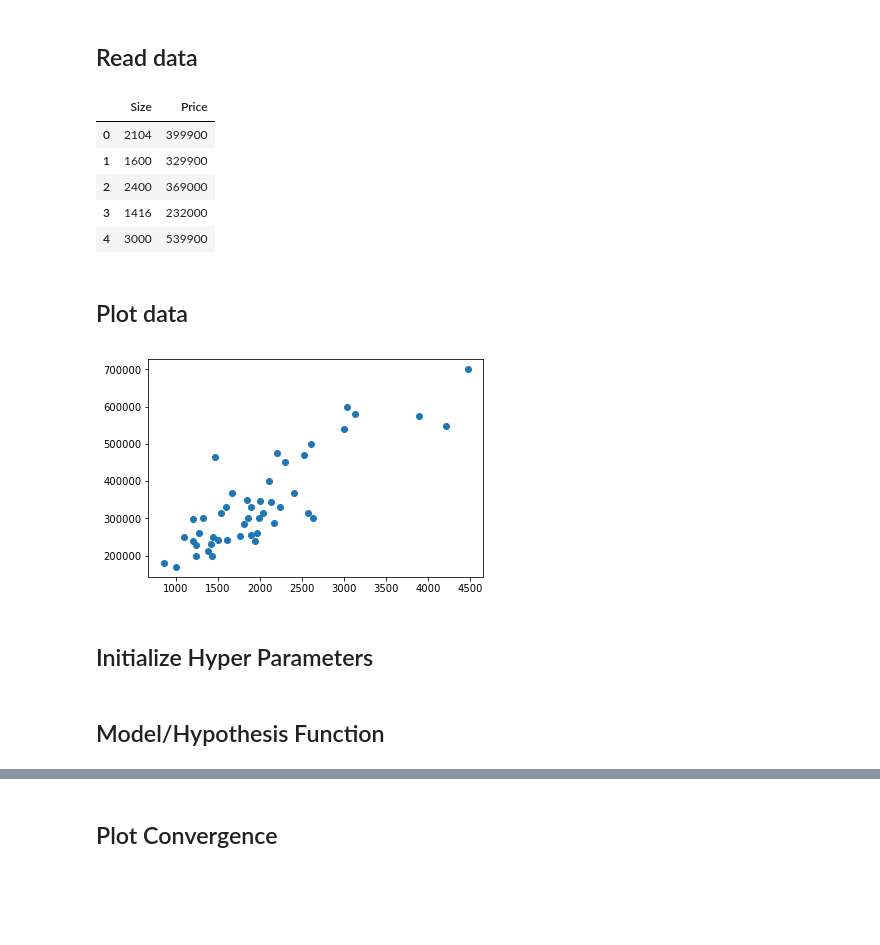
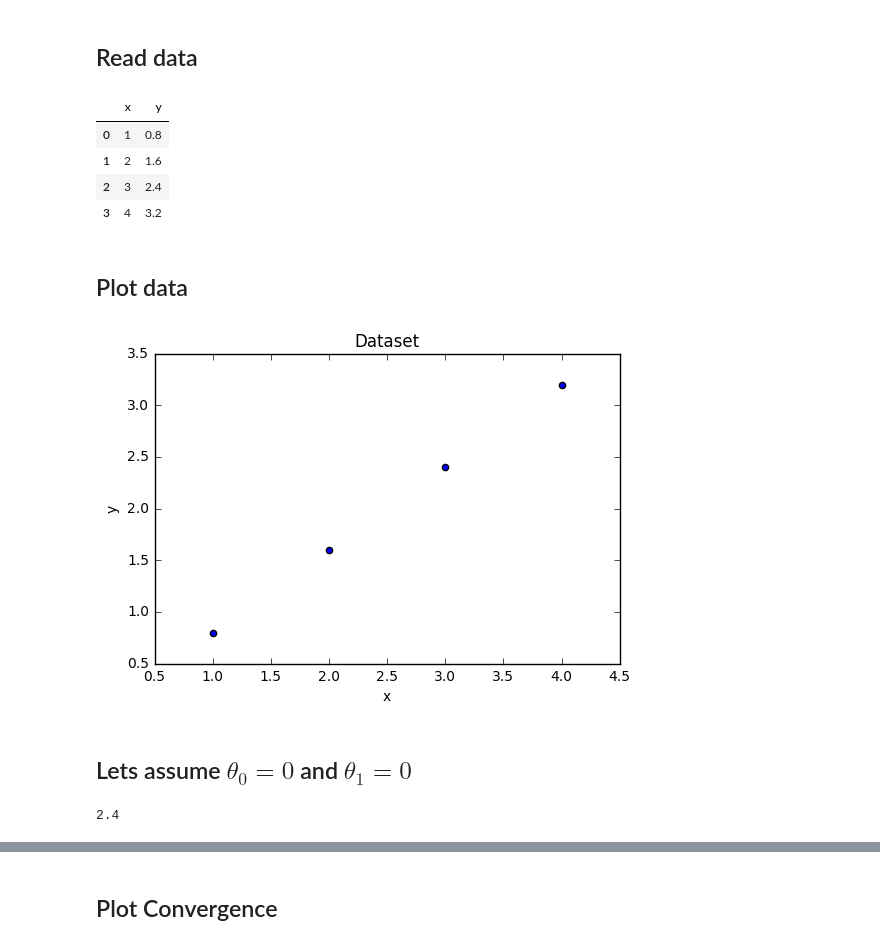
Before and after one commit to Mickael-Galliez/ml17s, a Jupyter notebook: lectures/lec04-multinomial-regression.ipynb, the cells around one changed output, grey strips where cells are left out. Saved outputs shown, nothing was run; the diff lists cells and outputs as text; code cells hidden in the pictures; blank space fills up the shorter version.

```diff
--- a/lectures/lec04-multinomial-regression.ipynb
+++ b/lectures/lec04-multinomial-regression.ipynb
@@ -116,32 +126,30 @@ from sklearn import linear_model
 import matplotlib.pyplot as plt
 
 # read data in pandas frame
-dataframe = pd.read_csv('datasets/house_dataset1.csv')
+dataframe = pd.read_csv('datasets/example1.csv', encoding='utf-8')
 
 # assign x and y
-X = np.array(dataframe[['Size']])
-y = np.array(dataframe[['Price']])
+X = np.array(dataframe[['x']])
+y = np.array(dataframe[['y']])
 
 m = y.size # number of training examples
-#Insert the usual column of 1's into the "X" matrix
-X = np.insert(X,0,1,axis=1)
 # %%
 # check data by printing first few rows
 dataframe.head()
 # %% [output]
-|  | Size | Price |
-| 0 | 2104 | 399900 |
-| 1 | 1600 | 329900 |
-| 2 | 2400 | 369000 |
-| 3 | 1416 | 232000 |
-| 4 | 3000 | 539900 |
+|  | x | y |
+| 0 | 1 | 0.8 |
+| 1 | 2 | 1.6 |
+| 2 | 3 | 2.4 |
+| 3 | 4 | 3.2 |
 # %% [markdown]
 ## Plot data
 # %%
 #visualize results
-plt.scatter(X[:,1], y)
+plt.scatter(X, y)
+plt.title("Dataset")
+plt.xlabel("x")
+plt.ylabel("y")
 plt.show()
 # %% [output]
-[figure, old version]
+[figure, new version]
-# %% [markdown]
-## Initialize Hyper Parameters
@@ -151,2 +155,0 @@ alpha = 0.000000001
-# %% [markdown]
-## Model/Hypothesis Function
@@ -155,0 +156,15 @@ def h(theta,X): #Linear hypothesis function
+# %% [markdown]
+## Lets assume $\theta_0 = 0$ and  $\theta_1=0$
+# %%
+theta0 = 0
+theta1 = 0
+
+cost = 0
+for i in range(m):
+        hx = theta1*X[i,0] + theta0
+        cost += pow((hx - y[i,0]),2)
+
+cost = cost/(2*m)
+print (cost)
+# %% [output]
+2.4
```
Also changed, not shown: parts of 43 cells of this notebook, 4 other files.
